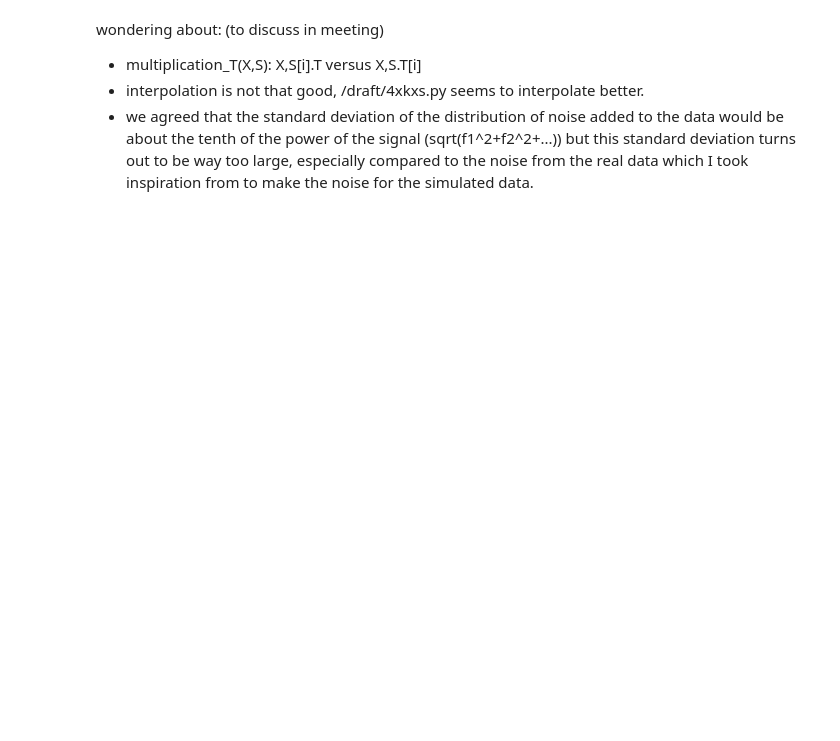
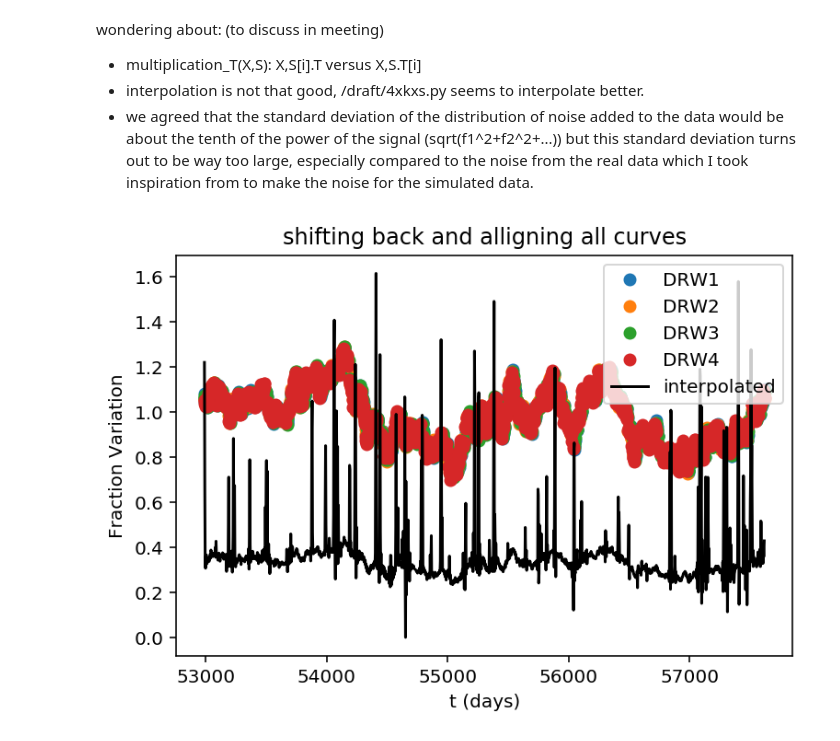
Before and after one commit to herjy/Quasar_lensing, a Jupyter notebook: simulation_interpolation/4xKxS_final.ipynb, the cells around one changed output. Cells and saved outputs as stored; diff of their text form; code cells hidden in the pictures; blank space fills up the shorter version.

```diff
--- a/simulation_interpolation/4xKxS_final.ipynb
+++ b/simulation_interpolation/4xKxS_final.ipynb
@@ -137,3 +160,21 @@ wondering about: (to discuss in meeting)
 - interpolation is not that good, /draft/4xkxs.py seems to interpolate better.
 - we agreed that the standard deviation of the distribution of noise added to the data would be about the tenth
   of the power of the signal (sqrt(f1^2+f2^2+...)) but this standard deviation turns out to be way too large, especially compared to the noise from the real data which I took inspiration from to make the noise for the simulated data.
+# %%
+t = np.loadtxt('t_drive_new.txt')
+mag0,mag1,mag2,mag3 = Y[0],Y[1],Y[2],Y[3]
+delay = time_delays
+#plt.plot(t_drive, f_truth, color='black', label='DRW- True')
+plt.plot(t, mag0,'o', label='DRW1')  #+0.3
+plt.plot(t, mag1, 'o',  label='DRW2')  #+0.6
+plt.plot(t ,mag2, 'o', label='DRW3')  #+0.9
+plt.plot(t, mag3, 'o', label='DRW4')  #+0.12
+plt.plot(np.floor(tk[0]-delay[0]), X, label='interpolated', color='black')
+
+plt.title('shifting back and alligning all curves')
+plt.xlabel('t (days)')
+plt.ylabel('Fraction Variation')
+plt.legend()
+plt.show()
+# %% [output]
+[figure, added]
```
Also changed, not shown: parts of 6 cells of this notebook, 1 other file.
